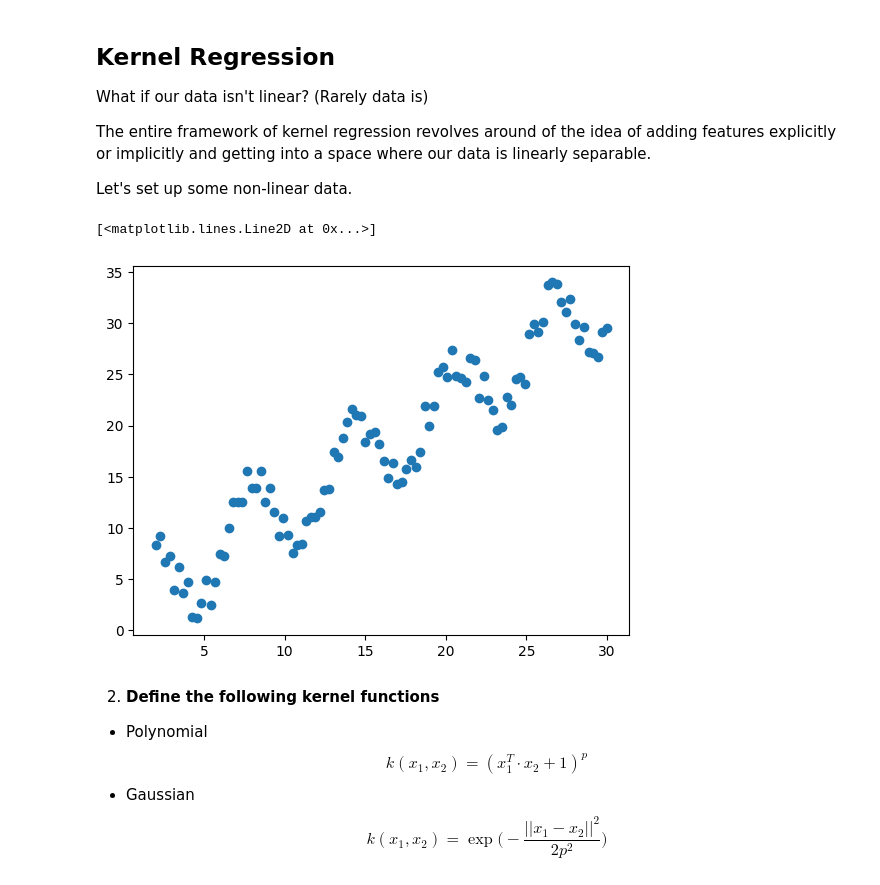
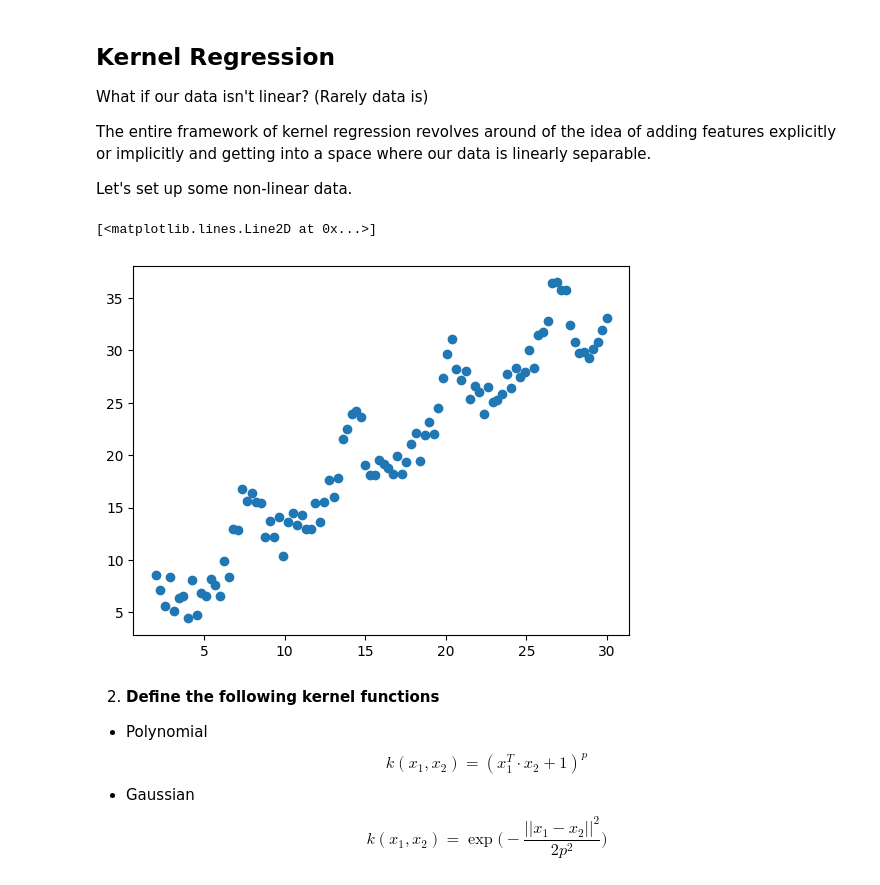
Before and after one commit to kiogre/Machine_learning_mod_A, a Jupyter notebook: notebooks/Lab-9.Kernel_Regression.ipynb, the cells around one changed output. Drawn from its saved outputs; the diff is of its cells as text; code cells hidden in the pictures.

```diff
--- a/notebooks/Lab-9.Kernel_Regression.ipynb
+++ b/notebooks/Lab-9.Kernel_Regression.ipynb
@@ -151,12 +151,12 @@ The entire framework of kernel regression revolves around of the idea of adding
 
 Let's set up some non-linear data.
 # %%
-y= x[:,0] + 4 * np.sin(x[:,0])+ 4 * np.random.rand(x.shape[0])
+y= x[:,0] + np.exp(2*np.sin(x[:,0])) + 4 * np.random.rand(x.shape[0])
 
 plt.plot(x[:,0], y, 'o')
 # %% [output]
 [<matplotlib.lines.Line2D at 0x...>]
-[figure, old version]
+[figure, new version]
 # %% [markdown]
 2. **Define the following kernel functions**
 - Polynomial $$k(x_1,x_2) = (x_1^T \cdot x_2 +1 )^p $$
```
Also changed, not shown: parts of 10 cells of this notebook.
